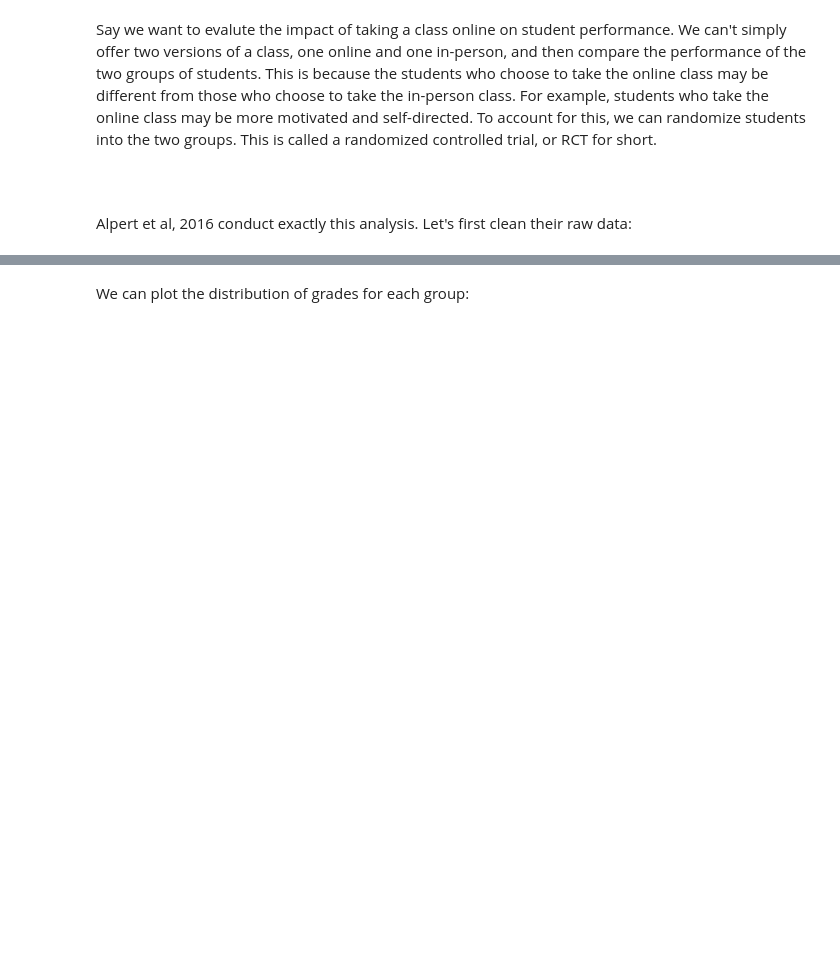
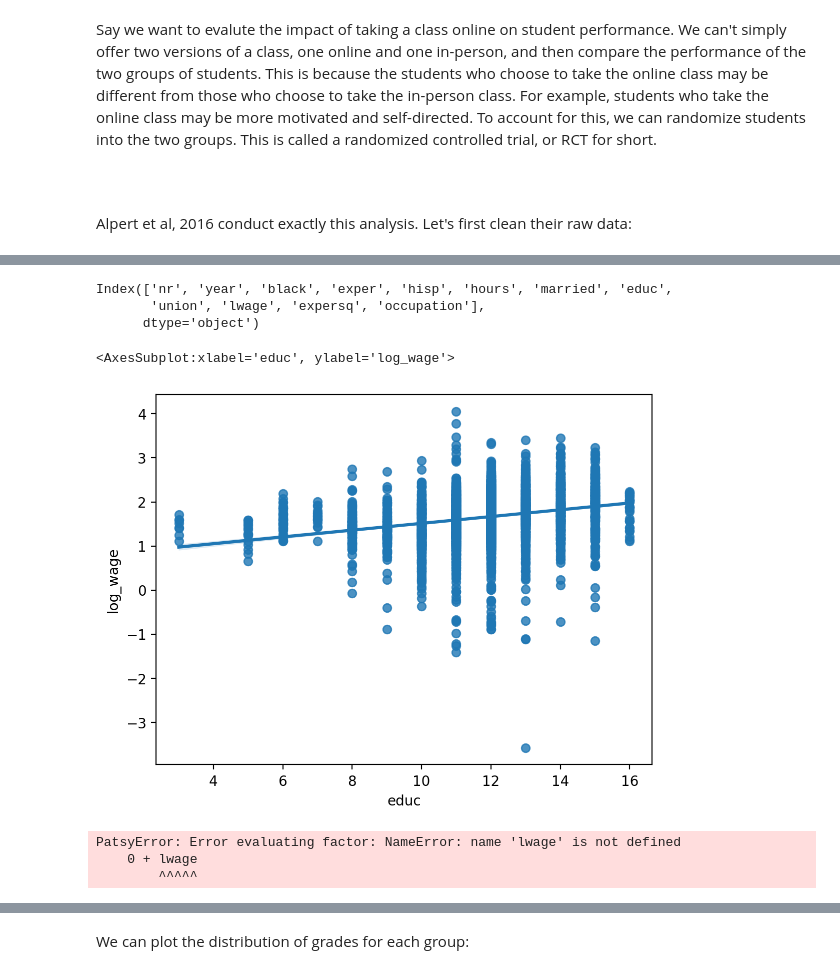
Before and after one commit to CAlamosV/econ, a Jupyter notebook: test.ipynb, the cells around one changed output, grey strips where cells are left out. Saved outputs shown, nothing was run; the diff lists cells and outputs as text; code cells hidden in the pictures; blank space fills up the shorter version.

```diff
--- a/test.ipynb
+++ b/test.ipynb
@@ -29,0 +233,25 @@ df = (
+# %%
+data.columns
+# %% [output]
+Index(['nr', 'year', 'black', 'exper', 'hisp', 'hours', 'married', 'educ',
+       'union', 'lwage', 'expersq', 'occupation'],
+      dtype='object')
+# %%
+# plot educ and lwage 1 regression line
+sns.regplot(x="educ", y="log_wage", data=df)
+# %% [output]
+<AxesSubplot:xlabel='educ', ylabel='log_wage'>
+[figure, added]
+# %%
+from linearmodels import PanelOLS
+from linearmodels.datasets import wage_panel
+
+data = wage_panel.load()
+mod = PanelOLS.from_formula("lwage ~ exper+EntityEffects", data=data.set_index(["nr"]))
+
+result = mod.fit(cov_type="clustered", cluster_entity=True)
+result.summary.tables[1]
+# %% [output]
+PatsyError: Error evaluating factor: NameError: name 'lwage' is not defined
+    0 + lwage
+        ^^^^^
```
Also changed, not shown: parts of 40 cells of this notebook, 46 other files.
